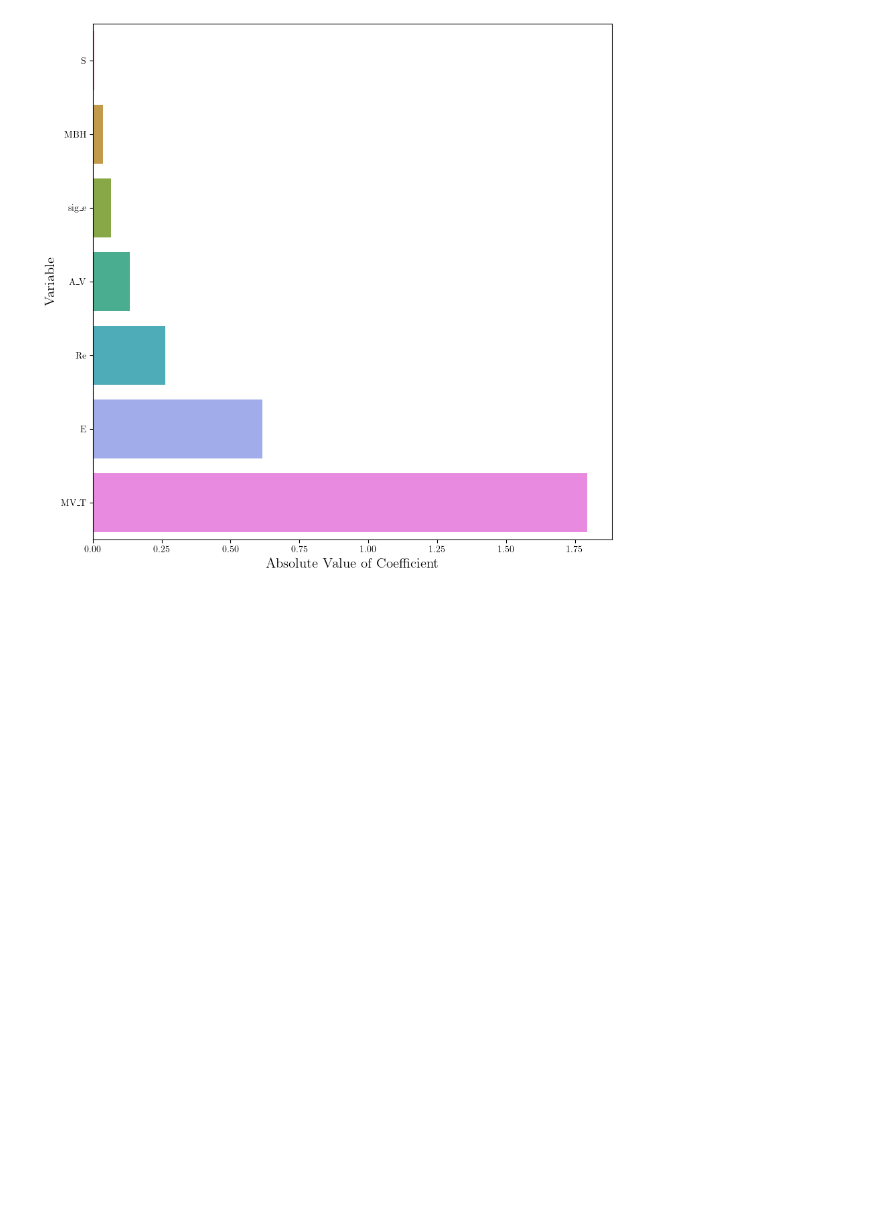
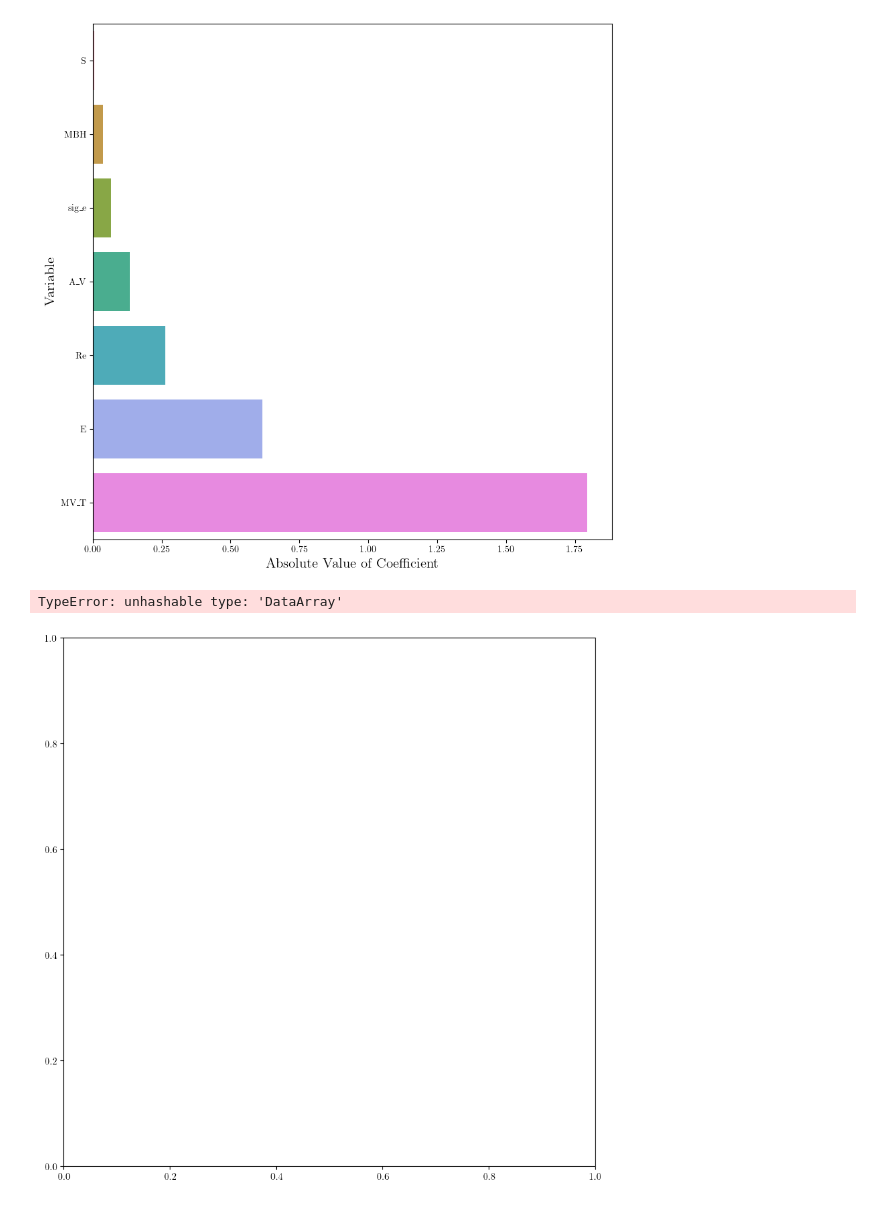
Before and after one commit to tylerbarna/AST5731-projects, a Jupyter notebook: project2/project2.ipynb, the cells around one changed output. Saved outputs shown, nothing was run; the diff lists cells and outputs as text; code cells hidden in the pictures; blank space fills up the shorter version.

```diff
--- a/project2/project2.ipynb
+++ b/project2/project2.ipynb
@@ -499,4 +492,16 @@ ax.set_ylabel("Variable", fontsize=15)
 plt.show();
 # %% [output]
 [figure]
+# %%
+fig, ax = plt.subplots(figsize=(10,10))
+## skips the intercept
+raw_coeffs = az.extract(trace, var_names=['beta'])
+sns.barplot(x=raw_coeffs, y=summ["name"][1:], order = coeffs.index,
+            data=summ, ax=ax)
+ax.set_xlabel("Absolute Value of Coefficient", fontsize=15)
+ax.set_ylabel("Variable", fontsize=15)
+plt.show();
+# %% [output]
+TypeError: unhashable type: 'DataArray'
+[figure, added]
 # %% [markdown]
```
Also changed, not shown: parts of 5 cells of this notebook.
